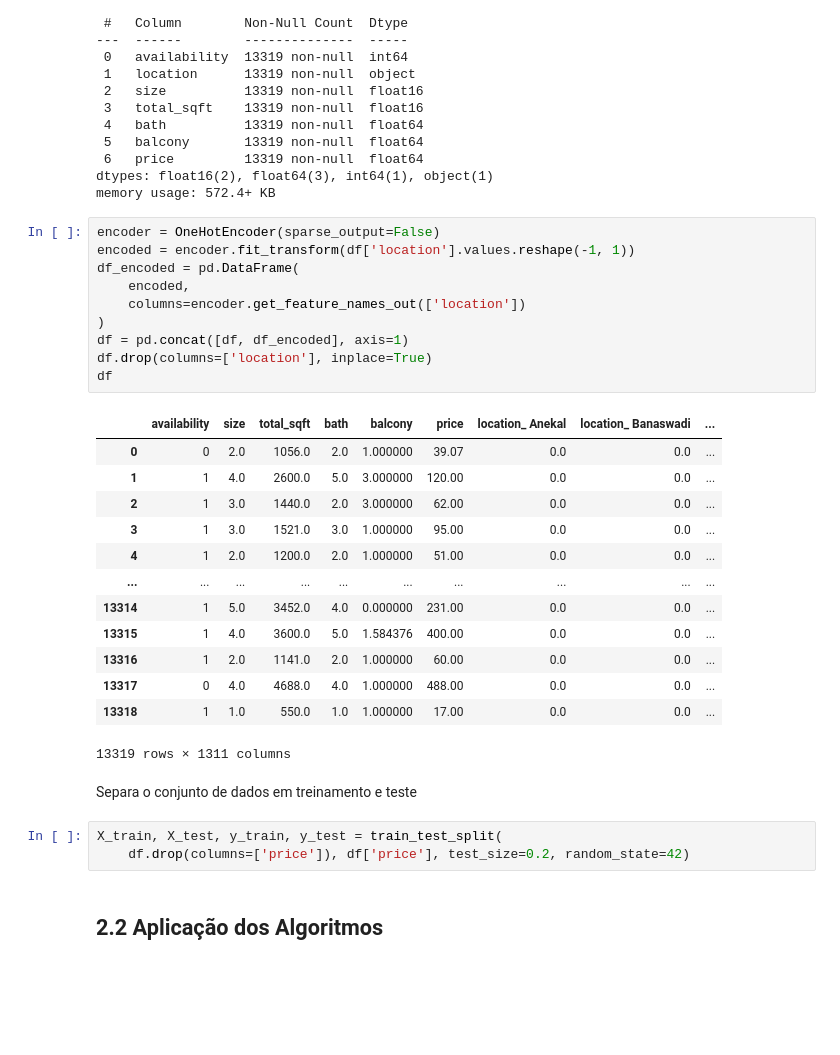
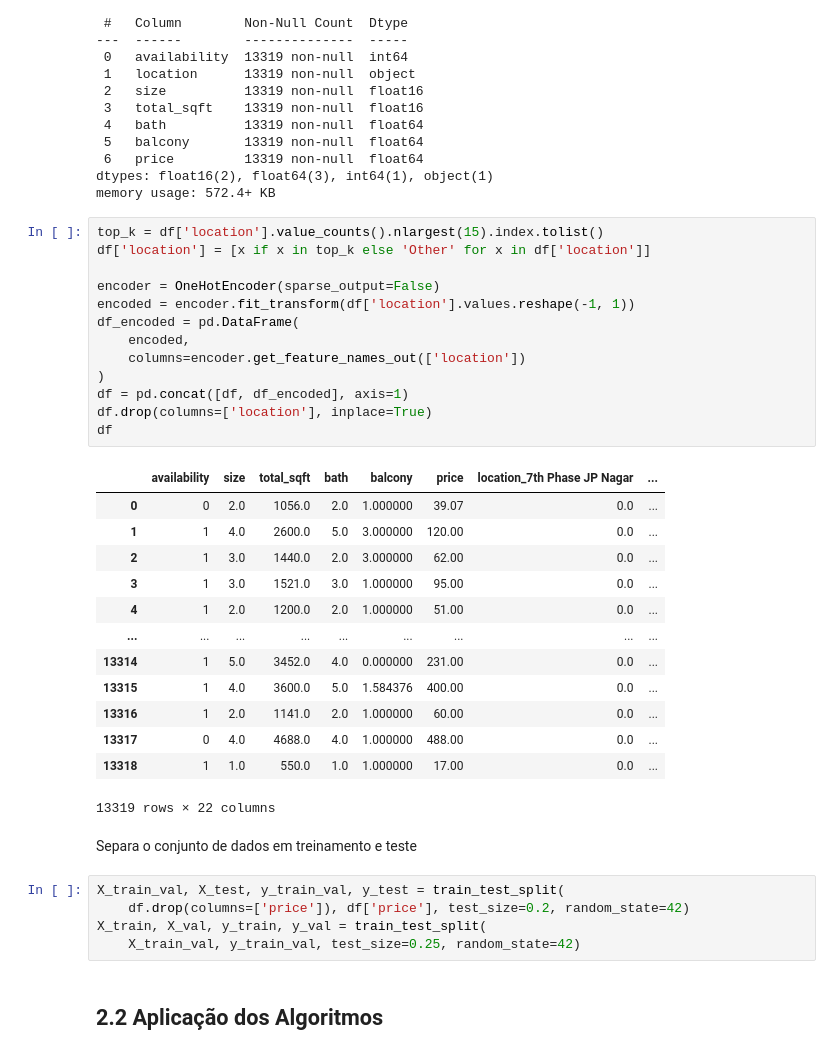
Before and after one commit to c-mmonteiro/t2-aprendizado, a Jupyter notebook: trabalho.ipynb, the cells around one changed output. Cells and saved outputs as stored; diff of their text form; blank space fills up the shorter version.

```diff
--- a/trabalho.ipynb
+++ b/trabalho.ipynb
@@ -131,34 +157,39 @@ Data columns (total 7 columns):
 dtypes: float16(2), float64(3), int64(1), object(1)
 memory usage: 572.4+ KB
 # %%
+top_k = df['location'].value_counts().nlargest(15).index.tolist()
+df['location'] = [x if x in top_k else 'Other' for x in df['location']]
+
 encoder = OneHotEncoder(sparse_output=False)
 encoded = encoder.fit_transform(df['location'].values.reshape(-1, 1))
 df_encoded = pd.DataFrame(
     encoded,
     columns=encoder.get_feature_names_out(['location'])
 )
 df = pd.concat([df, df_encoded], axis=1)
 df.drop(columns=['location'], inplace=True)
 df
 # %% [output]
-|  | availability | size | total_sqft | bath | balcony | price | location_ Anekal | location_ Banaswadi | ... |
-| 0 | 0 | 2.0 | 1056.0 | 2.0 | 1.000000 | 39.07 | 0.0 | 0.0 | ... |
-| 1 | 1 | 4.0 | 2600.0 | 5.0 | 3.000000 | 120.00 | 0.0 | 0.0 | ... |
-| 2 | 1 | 3.0 | 1440.0 | 2.0 | 3.000000 | 62.00 | 0.0 | 0.0 | ... |
-| 3 | 1 | 3.0 | 1521.0 | 3.0 | 1.000000 | 95.00 | 0.0 | 0.0 | ... |
-| 4 | 1 | 2.0 | 1200.0 | 2.0 | 1.000000 | 51.00 | 0.0 | 0.0 | ... |
-| ... | ... | ... | ... | ... | ... | ... | ... | ... | ... |
-| 13314 | 1 | 5.0 | 3452.0 | 4.0 | 0.000000 | 231.00 | 0.0 | 0.0 | ... |
-| 13315 | 1 | 4.0 | 3600.0 | 5.0 | 1.584376 | 400.00 | 0.0 | 0.0 | ... |
-| 13316 | 1 | 2.0 | 1141.0 | 2.0 | 1.000000 | 60.00 | 0.0 | 0.0 | ... |
-| 13317 | 0 | 4.0 | 4688.0 | 4.0 | 1.000000 | 488.00 | 0.0 | 0.0 | ... |
-| 13318 | 1 | 1.0 | 550.0 | 1.0 | 1.000000 | 17.00 | 0.0 | 0.0 | ... |
+|  | availability | size | total_sqft | bath | balcony | price | location_7th Phase JP Nagar | ... |
+| 0 | 0 | 2.0 | 1056.0 | 2.0 | 1.000000 | 39.07 | 0.0 | ... |
+| 1 | 1 | 4.0 | 2600.0 | 5.0 | 3.000000 | 120.00 | 0.0 | ... |
+| 2 | 1 | 3.0 | 1440.0 | 2.0 | 3.000000 | 62.00 | 0.0 | ... |
+| 3 | 1 | 3.0 | 1521.0 | 3.0 | 1.000000 | 95.00 | 0.0 | ... |
+| 4 | 1 | 2.0 | 1200.0 | 2.0 | 1.000000 | 51.00 | 0.0 | ... |
+| ... | ... | ... | ... | ... | ... | ... | ... | ... |
+| 13314 | 1 | 5.0 | 3452.0 | 4.0 | 0.000000 | 231.00 | 0.0 | ... |
+| 13315 | 1 | 4.0 | 3600.0 | 5.0 | 1.584376 | 400.00 | 0.0 | ... |
+| 13316 | 1 | 2.0 | 1141.0 | 2.0 | 1.000000 | 60.00 | 0.0 | ... |
+| 13317 | 0 | 4.0 | 4688.0 | 4.0 | 1.000000 | 488.00 | 0.0 | ... |
+| 13318 | 1 | 1.0 | 550.0 | 1.0 | 1.000000 | 17.00 | 0.0 | ... |
-13319 rows × 1311 columns
+13319 rows × 22 columns
 # %% [markdown]
 Separa o conjunto de dados em treinamento e teste
 # %%
-X_train, X_test, y_train, y_test = train_test_split(
+X_train_val, X_test, y_train_val, y_test = train_test_split(
     df.drop(columns=['price']), df['price'], test_size=0.2, random_state=42)
+X_train, X_val, y_train, y_val = train_test_split(
+    X_train_val, y_train_val, test_size=0.25, random_state=42)
 # %% [markdown]
 ## 2.2 Aplicação dos Algoritmos
 # %%
```
Also changed, not shown: parts of 71 cells of this notebook.
